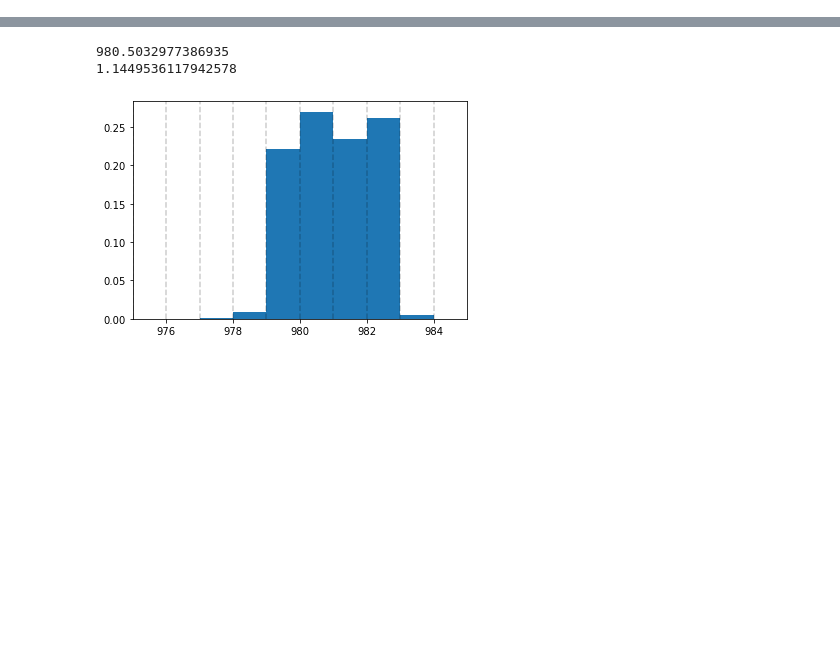
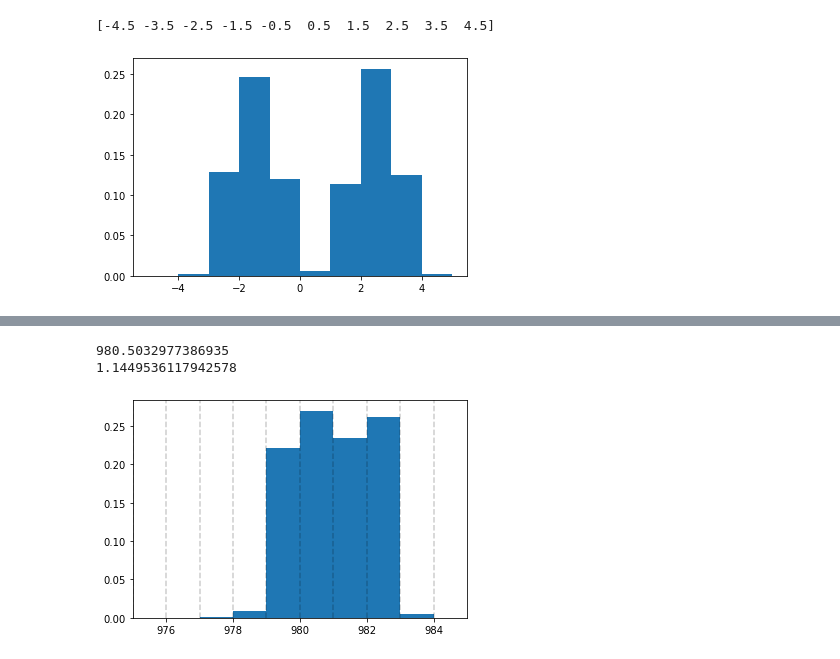
Before and after one commit to SuperNEMO-DBD/PMT-ShapeAnalysis, a Jupyter notebook: pmt_he_study/simulation.ipynb, the cells around one changed output, grey strips where cells are left out. Cells and saved outputs as stored; diff of their text form; code cells hidden in the pictures; blank space fills up the shorter version.

```diff
--- a/pmt_he_study/simulation.ipynb
+++ b/pmt_he_study/simulation.ipynb
@@ -38,3 +40,16 @@ print(np.std(baseline[800:]))
+# %%
+diff = []
+for i in range(len(baseline[1:500])):
+    diff.append(baseline[1:500][i] - baseline[:500][i])
+
+d_freq, bin_edges = np.histogram(diff, range=(-5,5), bins=10)
+bin_width = bin_edges[2] - bin_edges[1]
+bin_centres = bin_edges[1:] - bin_width/2
+plt.bar(bin_centres, d_freq/np.sum(d_freq), width=bin_width)
+print(bin_centres)
+# %% [output]
+[-4.5 -3.5 -2.5 -1.5 -0.5  0.5  1.5  2.5  3.5  4.5]
+[figure, added]
 # %%
 a = 977
 b = 984
```
Also changed, not shown: parts of 14 cells of this notebook, 9 other files.
